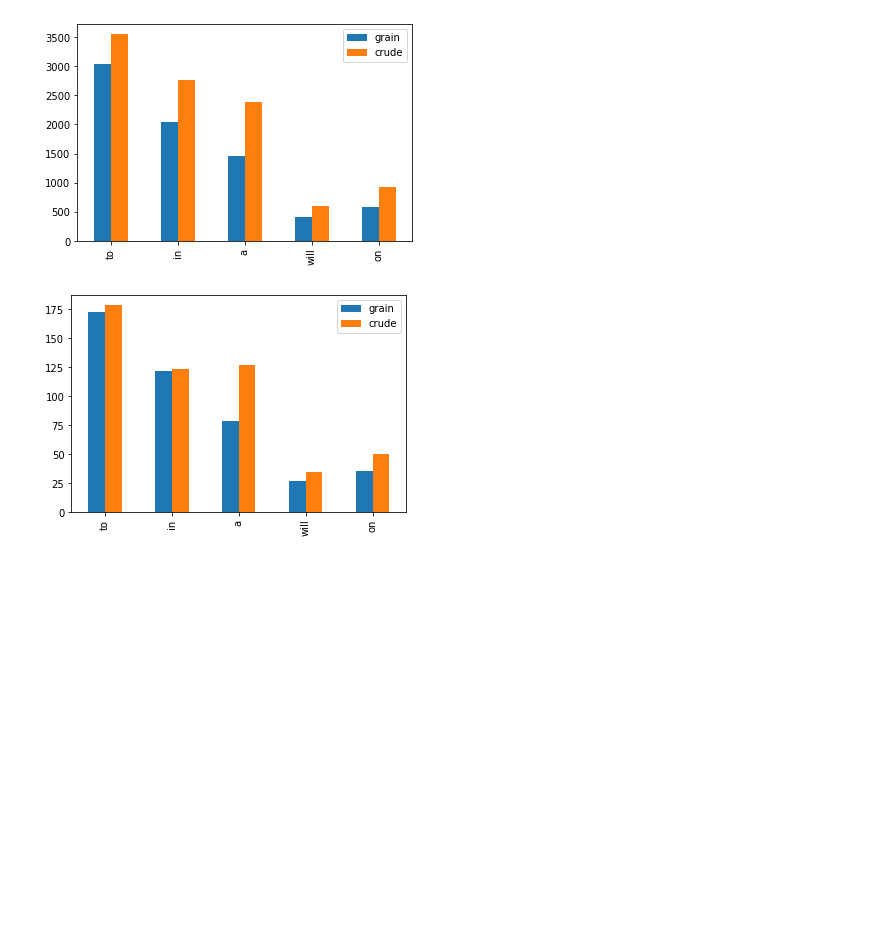
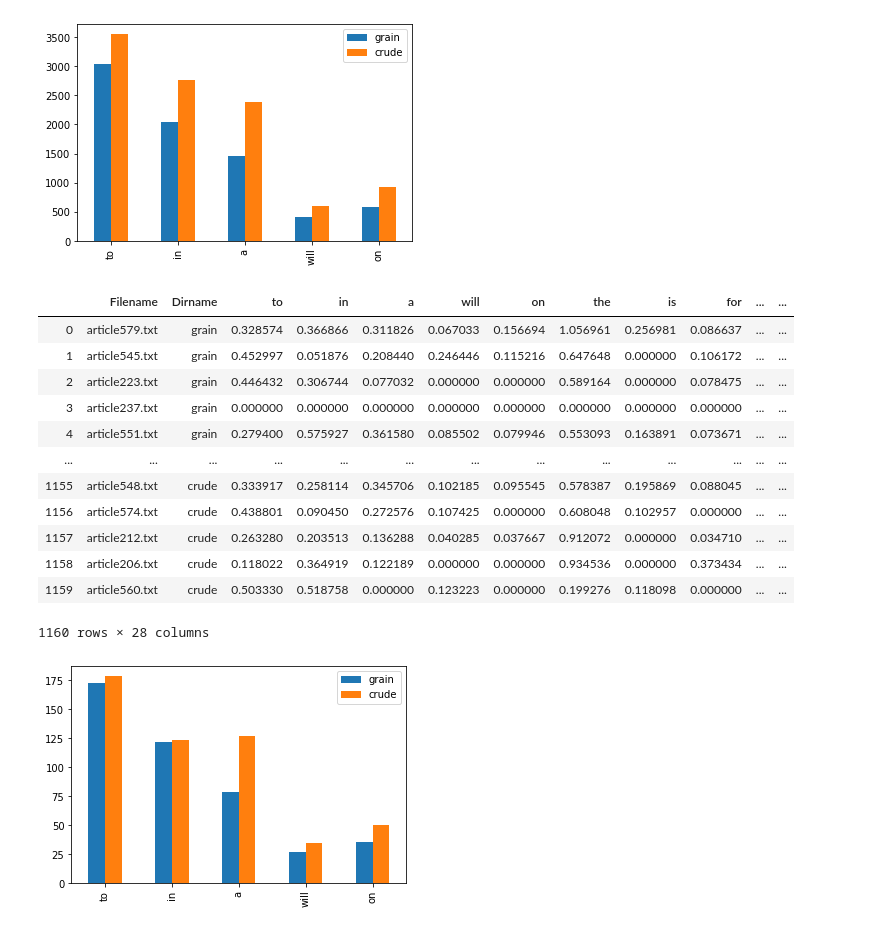
Before and after one commit to schawnlee/lt2212-v20-a1, a Jupyter notebook: a1.ipynb, the cells around one changed output. Cells and saved outputs as stored; diff of their text form; code cells hidden in the pictures; blank space fills up the shorter version.

```diff
--- a/a1.ipynb
+++ b/a1.ipynb
@@ -29,6 +29,22 @@ plot = a1.part2_vis(df)
 [figure]
 # %%
 df2 = a1.part3_tfidf(df)
+# %%
+df2
+# %% [output]
+|  | Filename | Dirname | to | in | a | will | on | the | is | for | ... | ... |
+| 0 | article579.txt | grain | 0.328574 | 0.366866 | 0.311826 | 0.067033 | 0.156694 | 1.056961 | 0.256981 | 0.086637 | ... | ... |
+| 1 | article545.txt | grain | 0.452997 | 0.051876 | 0.208440 | 0.246446 | 0.115216 | 0.647648 | 0.000000 | 0.106172 | ... | ... |
+| 2 | article223.txt | grain | 0.446432 | 0.306744 | 0.077032 | 0.000000 | 0.000000 | 0.589164 | 0.000000 | 0.078475 | ... | ... |
+| 3 | article237.txt | grain | 0.000000 | 0.000000 | 0.000000 | 0.000000 | 0.000000 | 0.000000 | 0.000000 | 0.000000 | ... | ... |
+| 4 | article551.txt | grain | 0.279400 | 0.575927 | 0.361580 | 0.085502 | 0.079946 | 0.553093 | 0.163891 | 0.073671 | ... | ... |
+| ... | ... | ... | ... | ... | ... | ... | ... | ... | ... | ... | ... | ... |
+| 1155 | article548.txt | crude | 0.333917 | 0.258114 | 0.345706 | 0.102185 | 0.095545 | 0.578387 | 0.195869 | 0.088045 | ... | ... |
+| 1156 | article574.txt | crude | 0.438801 | 0.090450 | 0.272576 | 0.107425 | 0.000000 | 0.608048 | 0.102957 | 0.000000 | ... | ... |
+| 1157 | article212.txt | crude | 0.263280 | 0.203513 | 0.136288 | 0.040285 | 0.037667 | 0.912072 | 0.000000 | 0.034710 | ... | ... |
+| 1158 | article206.txt | crude | 0.118022 | 0.364919 | 0.122189 | 0.000000 | 0.000000 | 0.934536 | 0.000000 | 0.373434 | ... | ... |
+| 1159 | article560.txt | crude | 0.503330 | 0.518758 | 0.000000 | 0.123223 | 0.000000 | 0.199276 | 0.118098 | 0.000000 | ... | ... |
+1160 rows × 28 columns
 # %%
 plot2 = a1.part2_vis(df2)
 # %% [output]
```
Also changed, not shown: parts of 1 cell of this notebook.
